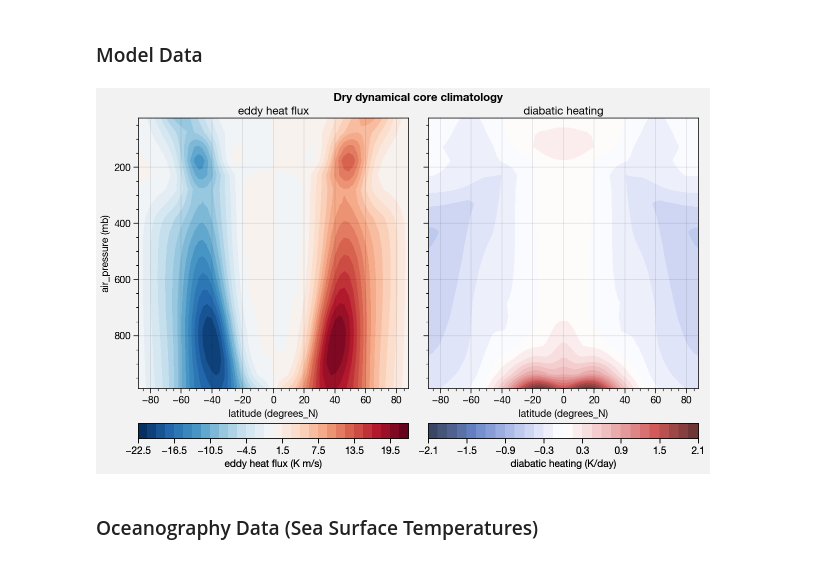
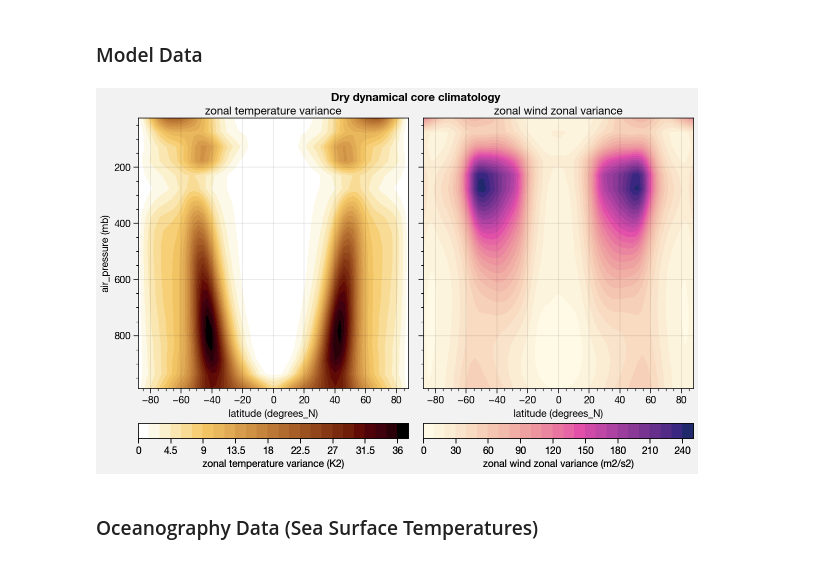
Before and after one commit to bradyrx/climate_in_color, a Jupyter notebook: notebooks/build_your_own_colormaps.ipynb, the cells around one changed output. Drawn from its saved outputs; the diff is of its cells as text; code cells hidden in the pictures.

```diff
--- a/notebooks/build_your_own_colormaps.ipynb
+++ b/notebooks/build_your_own_colormaps.ipynb
@@ -101,27 +87,26 @@ These examples anticipate a sequential colormap. They are mainly comprised of cl
 # %%
 import proplot as plot
 import xarray as xr
 
 # Your colormaps here!
-cmap1 = 'BuRd'
-cmap2 = 'Div'
+cmap1 = 'stellar'
+cmap2 = 'sunset'
 
 # Plot model data
 data = xr.open_dataset('../data/HS94.climate.d0500-d3500.nc',decode_times=False)
-ehf = data['ehf'].isel(lon=0, time=0)
-tdt = data['tdt'].isel(lon=0, time=0)*3600*24
-tdt.attrs['long_name'] = 'diabatic heating'
-tdt.attrs['units'] = 'K/day'
+data = xr.open_dataset('../data/HS94.climate.d0500-d3500.nc',decode_times=False)
+tvar = data['tvar'].isel(lon=0, time=0)
+uvar = data['uvar'].isel(lon=0, time=0)
 
 f, axs = plot.subplots(ncols=2, axwidth=3, span=False)
 
 N = 30 # number of levels
-axs[0].contourf(ehf, symmetric=True, N=N, cmap=cmap1, colorbar='b')
-axs[1].contourf(tdt, symmetric=True, N=N, cmap=cmap2, colorbar='b')
+axs[0].contourf(tvar, N=N, cmap=cmap1, colorbar='b')
+axs[1].contourf(uvar, N=N, cmap=cmap2, colorbar='b')
 
 axs.format(suptitle='Dry dynamical core climatology', yreverse=True)
 # %% [output]
-[figure, old version]
+[figure, new version]
 # %% [markdown]
 ### Oceanography Data (Sea Surface Temperatures)
 # %%
```
Also changed, not shown: parts of 3 cells of this notebook.
